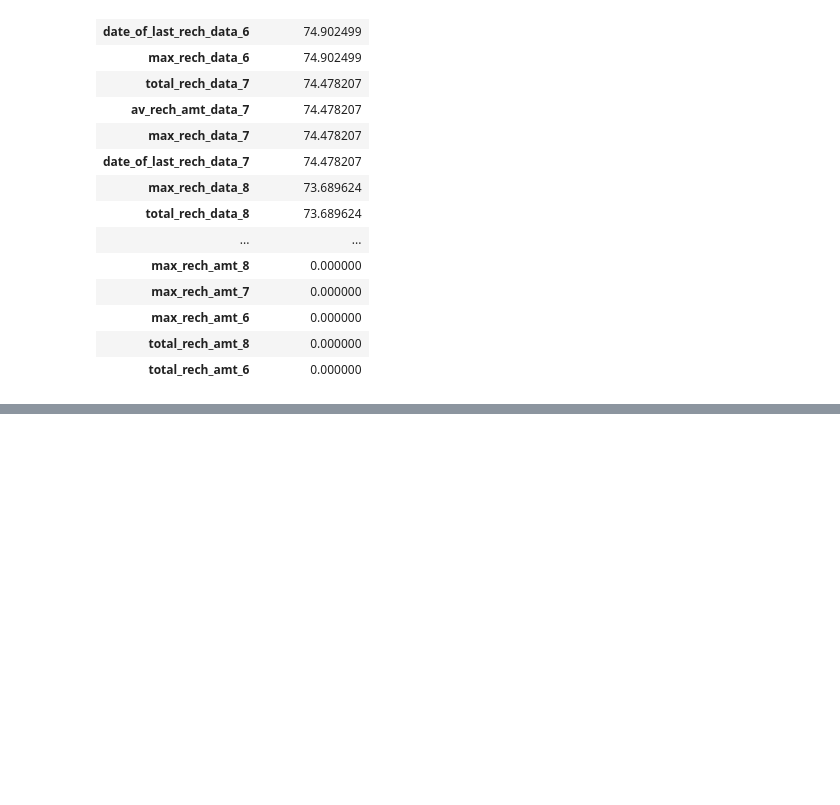
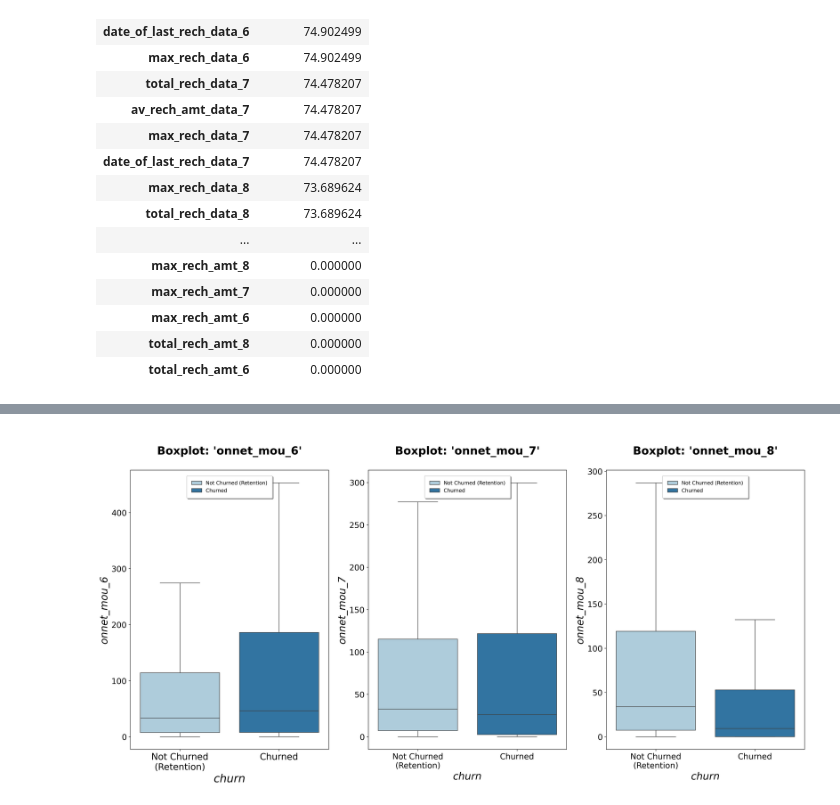
Before and after one commit to RohitKini/TelecomChurn, a Jupyter notebook: Initial.ipynb, the cells around one changed output, grey strips where cells are left out. Drawn from its saved outputs; the diff is of its cells as text; code cells hidden in the pictures; blank space fills up the shorter version.

```diff
--- a/Initial.ipynb
+++ b/Initial.ipynb
@@ -249,0 +326,4 @@ data[rech_cols_min] = imp.fit_transform(data[rech_cols_min])
+# %%
+plot_boxplots_6_7_8("onnet_mou")
+# %% [output]
+[figure, added]
```
Also changed, not shown: parts of 18 cells of this notebook.
